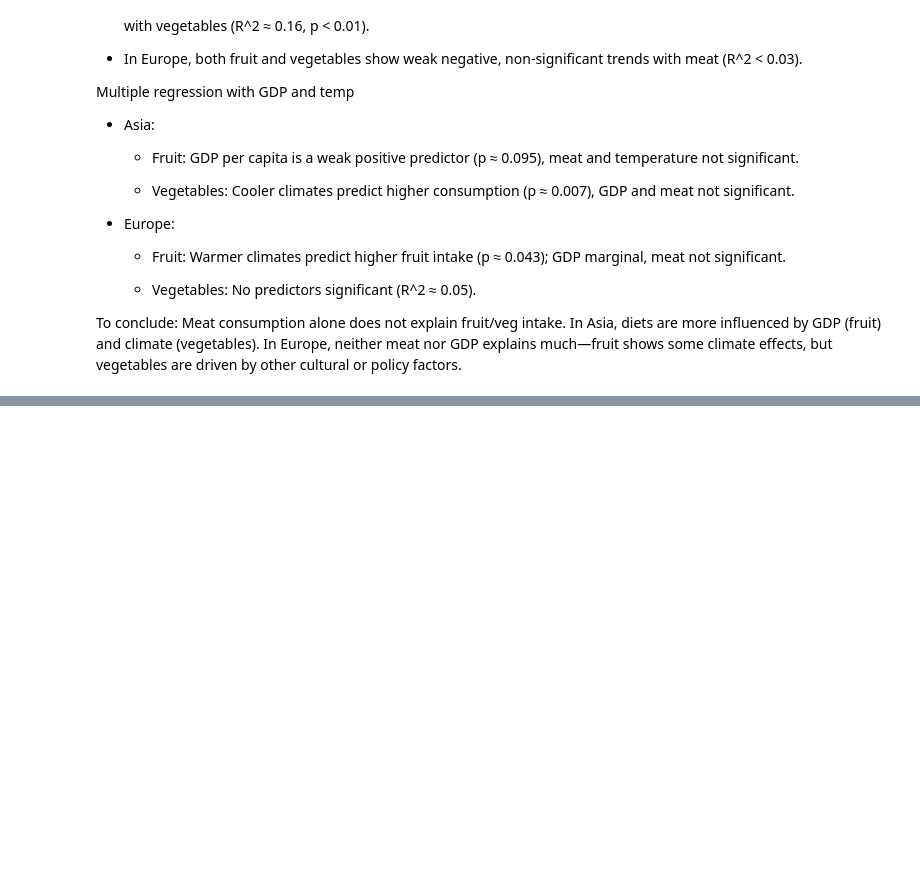
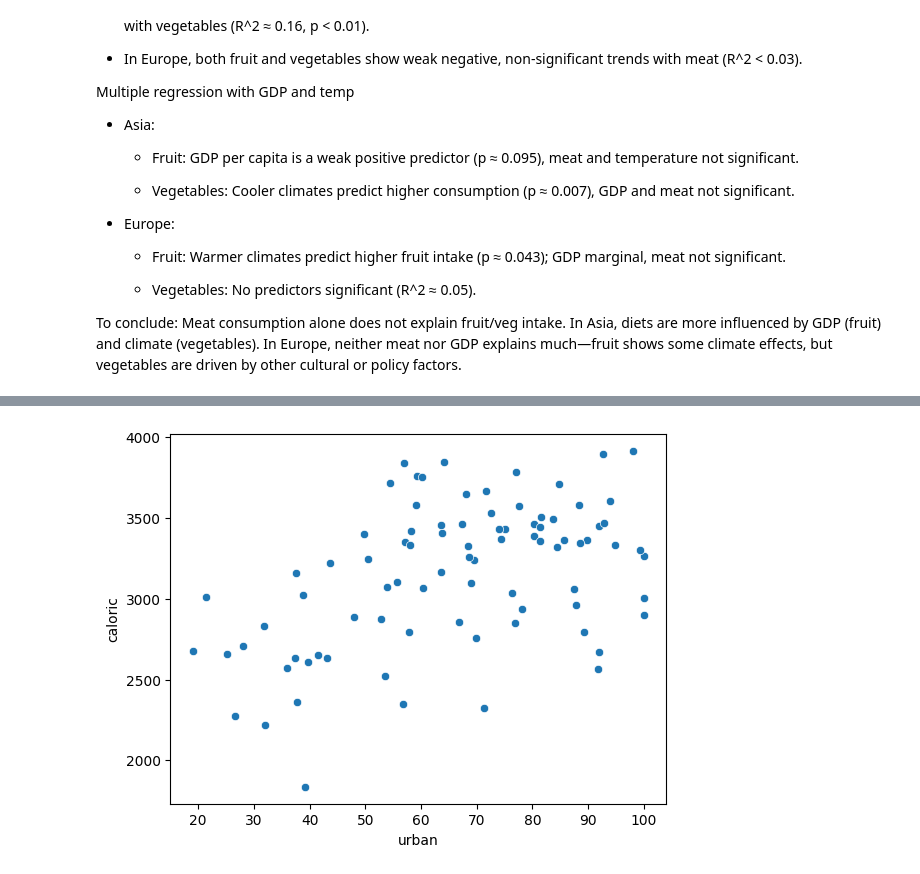
Before and after one commit to Tako870/tddm-ca, a Jupyter notebook: CA.ipynb, the cells around one changed output, grey strips where cells are left out. Drawn from its saved outputs; the diff is of its cells as text; code cells hidden in the pictures; blank space fills up the shorter version.

```diff
--- a/CA.ipynb
+++ b/CA.ipynb
@@ -711,0 +800,5 @@ Meat consumption alone does not explain fruit/veg intake. In Asia, diets are mor
+# %%
+sns.scatterplot(data = df, x = 'urban', y = 'caloric')
+plt.show()
+# %% [output]
+[figure, added]
```
Also changed, not shown: parts of 9 cells of this notebook, 2 other files.
